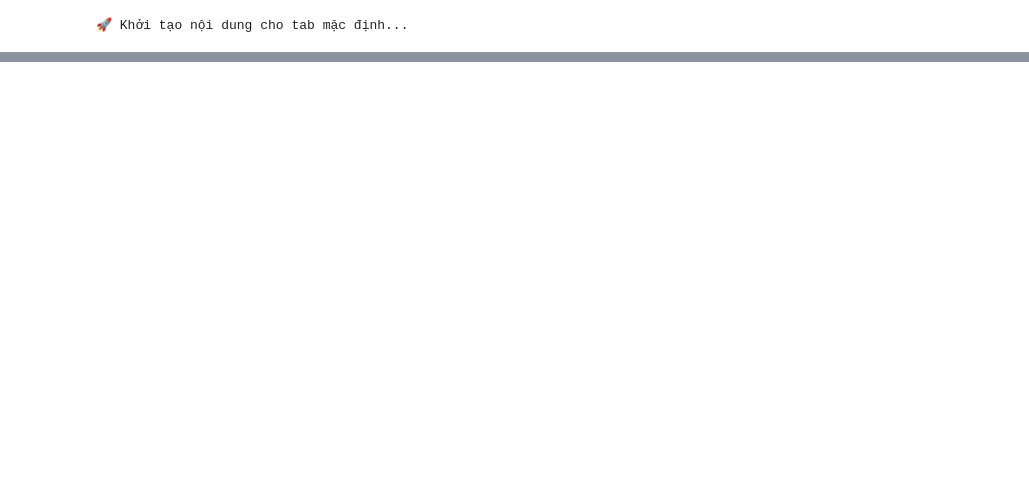
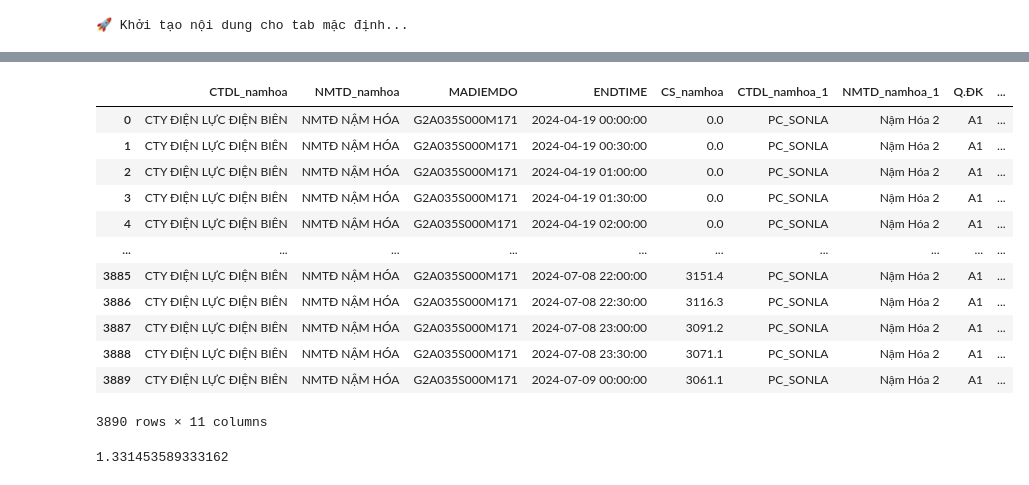
Before and after one commit to khuecoi2001/TDN_project, a Jupyter notebook: notebooks/Plot_csTDN.ipynb, the cells around one changed output, grey strips where cells are left out. Saved outputs shown, nothing was run; the diff lists cells and outputs as text; code cells hidden in the pictures; blank space fills up the shorter version.

Commit message:
modified:   notebooks/Plot_BCSVH.ipynb 	modified:   notebooks/Plot_csTDN.ipynb 	modified:   notebooks/Plot_sanluong.ipynb 	new file:   "notebooks/T\304\220N_normalization.ipynb"

```diff
--- a/notebooks/Plot_csTDN.ipynb
+++ b/notebooks/Plot_csTDN.ipynb
@@ -4322,0 +4331,12 @@ else:  # df_sanluong hoặc df_sanluong_indexed rỗng
+# %%
+# Tôi muốn lấy dữ liệu từ NMTĐ Nâm Hóa
+# First, filter for NMTĐ NẬM HÓA
+df_namhoa = df_all[df_all["NMTD"] == "NMTĐ NẬM HÓA"]
+
+# Then filter for the date range (April 19, 2024 to July 9, 2024)
+start_date = '2024-04-19'
+end_date = '2024-07-09'
+df_namhoa = df_namhoa[(df_namhoa["ENDTIME"] >= start_date) & (df_namhoa["ENDTIME"] <= end_date)]
+# sắp xếp lại dữ liệu theo thứ tự thời gian
+df_namhoa = df_namhoa.sort_values(by="ENDTIME")
+df_namhoa
@@ -4322,0 +4357,4 @@ else:  # df_sanluong hoặc df_sanluong_indexed rỗng
+# %%
+# đọc dữ liệu từ file parquet
+df_DGMS = pd.read_parquet(r"C:\Khue\TDN\data\interim\BCSVH_Bac_2024.parquet")
+df_DGMS
@@ -4322,0 +4375,10 @@ else:  # df_sanluong hoặc df_sanluong_indexed rỗng
+# %%
+df_namhoa_1 = df_DGMS[df_DGMS["NMTD"] == "Nậm Hóa 2"]
+
+# Then filter for the date range (April 19, 2024 to July 9, 2024)
+start_date = '2024-04-19'
+end_date = '2024-07-09'
+df_namhoa_1 = df_namhoa_1[(df_namhoa_1["ENDTIME"] >= start_date) & (df_namhoa_1["ENDTIME"] <= end_date)]
+# sắp xếp lại dữ liệu theo thứ tự thời gian
+df_namhoa_1 = df_namhoa_1.sort_values(by="ENDTIME")
+df_namhoa_1
@@ -4322,0 +4399,33 @@ else:  # df_sanluong hoặc df_sanluong_indexed rỗng
+# %%
+# Tôi muốn tính chênh lệch giá trị CS giữa df_namhoa và df_namhoa_1
+# Đảm bảo rằng cả hai DataFrame đều đã được sắp xếp theo ENDTIME
+# Merge the two DataFrames on ENDTIME only
+merged_df = pd.merge(df_namhoa, df_namhoa_1, on=["ENDTIME"], suffixes=('_namhoa', '_namhoa_1'))
+# Tính toán chênh lệch giá trị CS
+merged_df['CS_diff'] = merged_df['CS_namhoa']/1000 - merged_df['CS_namhoa_1']
+# Hiển thị DataFrame kết quả
+merged_df
+# %% [output]
+|  | CTDL_namhoa | NMTD_namhoa | MADIEMDO | ENDTIME | CS_namhoa | CTDL_namhoa_1 | NMTD_namhoa_1 | Q.ĐK | ... |
+| 0 | CTY ĐIỆN LỰC ĐIỆN BIÊN | NMTĐ NẬM HÓA | G2A035S000M171 | 2024-04-19 00:00:00 | 0.0 | PC_SONLA | Nậm Hóa 2 | A1 | ... |
+| 1 | CTY ĐIỆN LỰC ĐIỆN BIÊN | NMTĐ NẬM HÓA | G2A035S000M171 | 2024-04-19 00:30:00 | 0.0 | PC_SONLA | Nậm Hóa 2 | A1 | ... |
+| 2 | CTY ĐIỆN LỰC ĐIỆN BIÊN | NMTĐ NẬM HÓA | G2A035S000M171 | 2024-04-19 01:00:00 | 0.0 | PC_SONLA | Nậm Hóa 2 | A1 | ... |
+| 3 | CTY ĐIỆN LỰC ĐIỆN BIÊN | NMTĐ NẬM HÓA | G2A035S000M171 | 2024-04-19 01:30:00 | 0.0 | PC_SONLA | Nậm Hóa 2 | A1 | ... |
+| 4 | CTY ĐIỆN LỰC ĐIỆN BIÊN | NMTĐ NẬM HÓA | G2A035S000M171 | 2024-04-19 02:00:00 | 0.0 | PC_SONLA | Nậm Hóa 2 | A1 | ... |
+| ... | ... | ... | ... | ... | ... | ... | ... | ... | ... |
+| 3885 | CTY ĐIỆN LỰC ĐIỆN BIÊN | NMTĐ NẬM HÓA | G2A035S000M171 | 2024-07-08 22:00:00 | 3151.4 | PC_SONLA | Nậm Hóa 2 | A1 | ... |
+| 3886 | CTY ĐIỆN LỰC ĐIỆN BIÊN | NMTĐ NẬM HÓA | G2A035S000M171 | 2024-07-08 22:30:00 | 3116.3 | PC_SONLA | Nậm Hóa 2 | A1 | ... |
+| 3887 | CTY ĐIỆN LỰC ĐIỆN BIÊN | NMTĐ NẬM HÓA | G2A035S000M171 | 2024-07-08 23:00:00 | 3091.2 | PC_SONLA | Nậm Hóa 2 | A1 | ... |
+| 3888 | CTY ĐIỆN LỰC ĐIỆN BIÊN | NMTĐ NẬM HÓA | G2A035S000M171 | 2024-07-08 23:30:00 | 3071.1 | PC_SONLA | Nậm Hóa 2 | A1 | ... |
+| 3889 | CTY ĐIỆN LỰC ĐIỆN BIÊN | NMTĐ NẬM HÓA | G2A035S000M171 | 2024-07-09 00:00:00 | 3061.1 | PC_SONLA | Nậm Hóa 2 | A1 | ... |
+3890 rows × 11 columns
+# %%
+# # Bỏ những giá trị bằng 0 của CS_diff
+# merged_df = merged_df[merged_df['CS_diff'] != 0]
+# Tính trị tuyệt đối của CS_diff
+merged_df['CS_diff'] = merged_df['CS_diff'].abs()
+# Tính giá trị trung bình của CS_diff
+average_diff = merged_df['CS_diff'].mean()
+average_diff
+# %% [output]
+1.331453589333162
```
Also changed, not shown: parts of 4 cells of this notebook, 3 other files.
